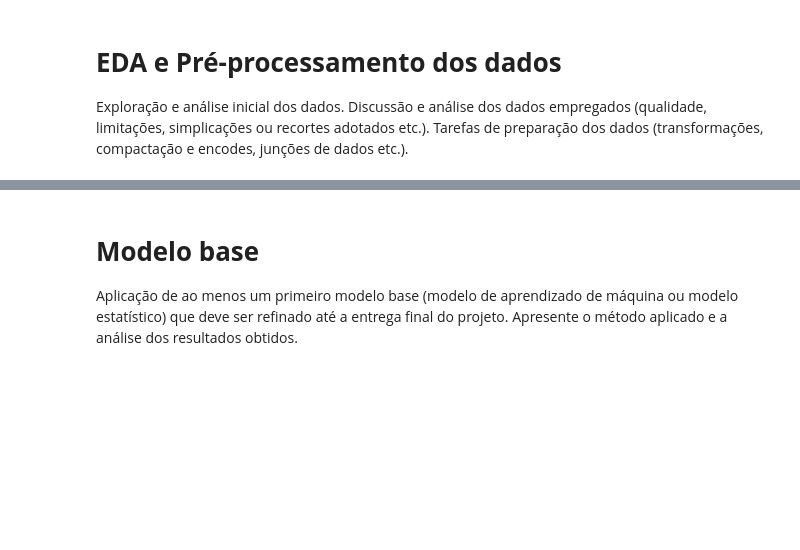
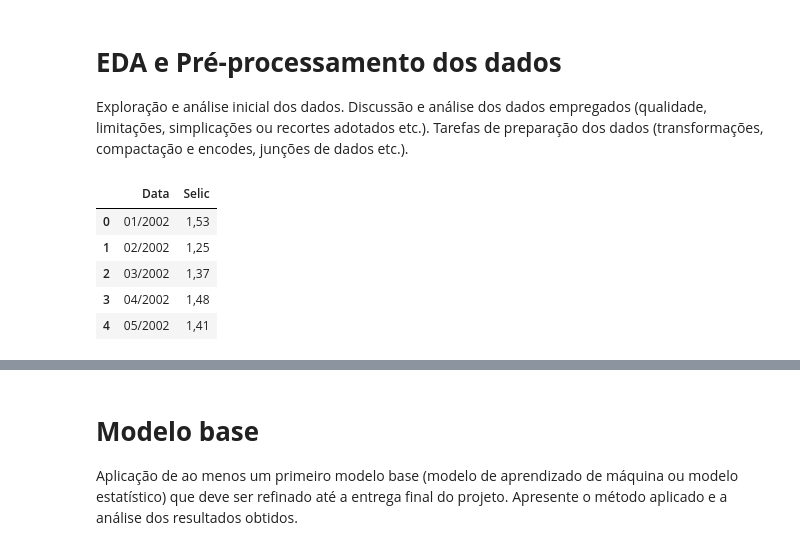
Before and after one commit to 10368966/projeto-aplicado, a Jupyter notebook: Projeto_aplicado_IV_entrega_3.ipynb, the cells around one changed output, grey strips where cells are left out. Saved outputs shown, nothing was run; the diff lists cells and outputs as text; code cells hidden in the pictures; blank space fills up the shorter version.

```diff
--- a/Projeto_aplicado_IV_entrega_3.ipynb
+++ b/Projeto_aplicado_IV_entrega_3.ipynb
@@ -62,0 +63,11 @@ Exploração e análise inicial dos dados. Discussão e análise dos dados empre
+# %%
+dados_selic_bruto = pd.read_csv("https://raw.githubusercontent.com/10368966/projeto-aplicado/master/Data/Selic_02-23.csv", sep=';', encoding='latin-1', decimal=',')
+dados_selic_bruto.rename(columns={"4390 - Taxa de juros - Selic acumulada no mês - % a.m.": "Selic"}, inplace = True)
+dados_selic_bruto.head()
+# %% [output]
+|  | Data | Selic |
+| 0 | 01/2002 | 1,53 |
+| 1 | 02/2002 | 1,25 |
+| 2 | 03/2002 | 1,37 |
+| 3 | 04/2002 | 1,48 |
+| 4 | 05/2002 | 1,41 |
```
Also changed, not shown: parts of 6 cells of this notebook, 1 other file.
